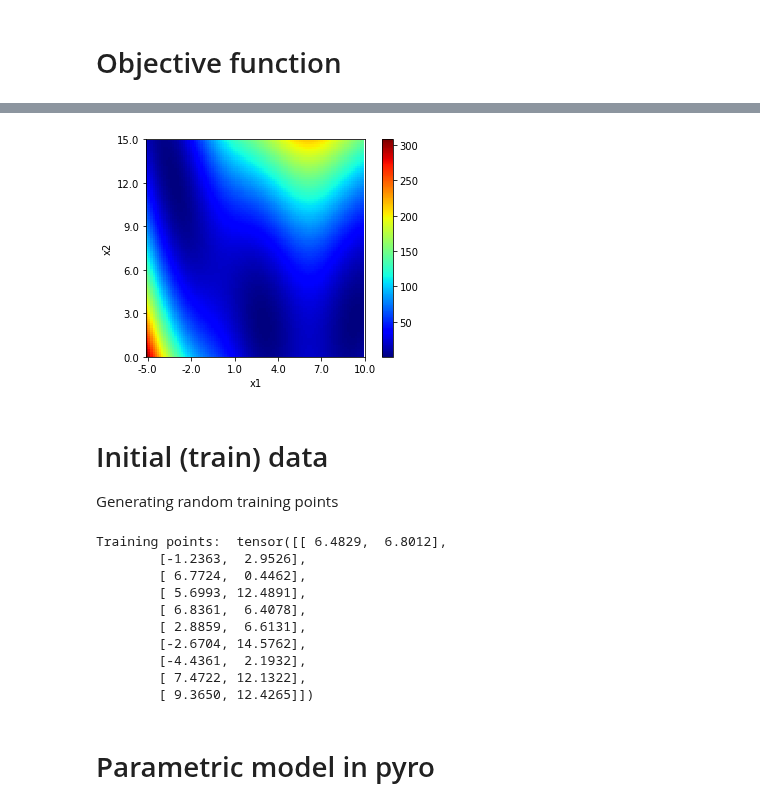
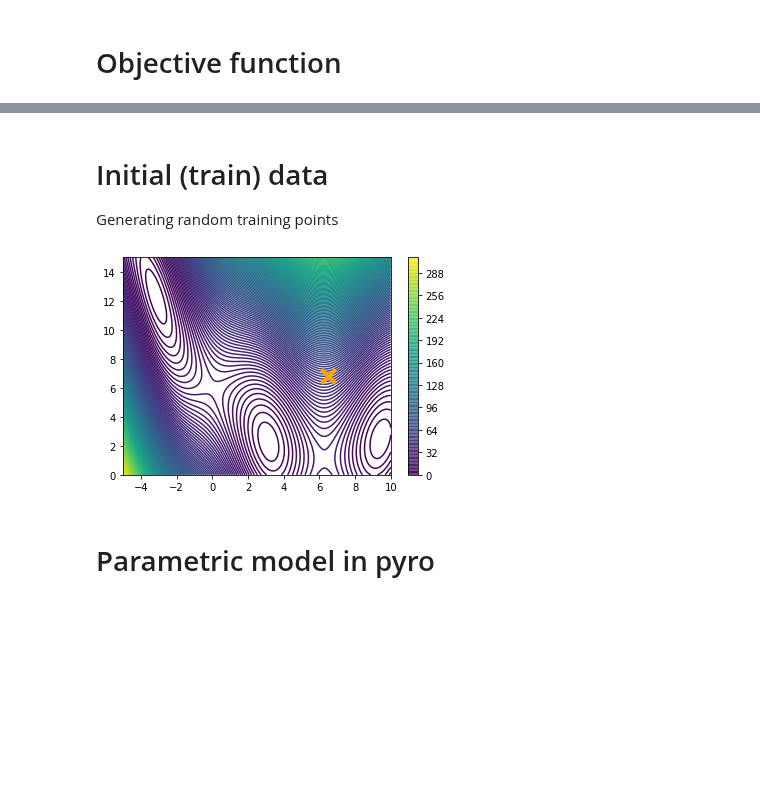
Before and after one commit to alan-turing-institute/SBO_Pyro, a Jupyter notebook: branin_hoo_pyro_sbo_2.ipynb, the cells around one changed output, grey strips where cells are left out. Cells and saved outputs as stored; diff of their text form; code cells hidden in the pictures; blank space fills up the shorter version.

```diff
--- a/branin_hoo_pyro_sbo_2.ipynb
+++ b/branin_hoo_pyro_sbo_2.ipynb
@@ -70,7 +68,3 @@ def plot_function(f, n_points=100):
-# %%
-plot_function(branin_hoo)
-# %% [output]
-[figure, removed]
 # %% [markdown]
 # Initial (train) data
 
@@ -82,18 +74,24 @@ N_points = 10
 X = torch.rand(N_points, 2)*15 + torch.FloatTensor([-5, 0])
 y = branin_hoo(X)
-# %%
-print("Training points: ", X)
-# %% [output]
-Training points:  tensor([[ 6.4829,  6.8012],
-        [-1.2363,  2.9526],
-        [ 6.7724,  0.4462],
-        [ 5.6993, 12.4891],
-        [ 6.8361,  6.4078],
-        [ 2.8859,  6.6131],
-        [-2.6704, 14.5762],
-        [-4.4361,  2.1932],
-        [ 7.4722, 12.1322],
-        [ 9.3650, 12.4265]])
+# %%
+def plot_target():
+
+    steps = 1000
+    strides = 200
+
+    X1 = torch.linspace(const_x1_min, const_x1_max, steps)
+    X2 = torch.linspace(const_x2_min, const_x2_max, steps)
+
+    X1_mesh, X2_mesh = torch.meshgrid(X1, X2)
+    Z_mesh = branin_hoo(torch.stack((X1_mesh, X2_mesh), dim=2))
+
+    plt.contour(X1_mesh, X2_mesh, Z_mesh, strides)
+    plt.colorbar()
+
+plot_target()
+plt.scatter(X[:,0].detach().numpy(), X[:,1].detach().numpy(), marker="x", s=200, c='orange', zorder=2, linewidth=4);
+# %% [output]
+[figure, added]
 # %% [markdown]
 # Parametric model in pyro
 # %% [markdown]
```
Also changed, not shown: parts of 22 cells of this notebook.
